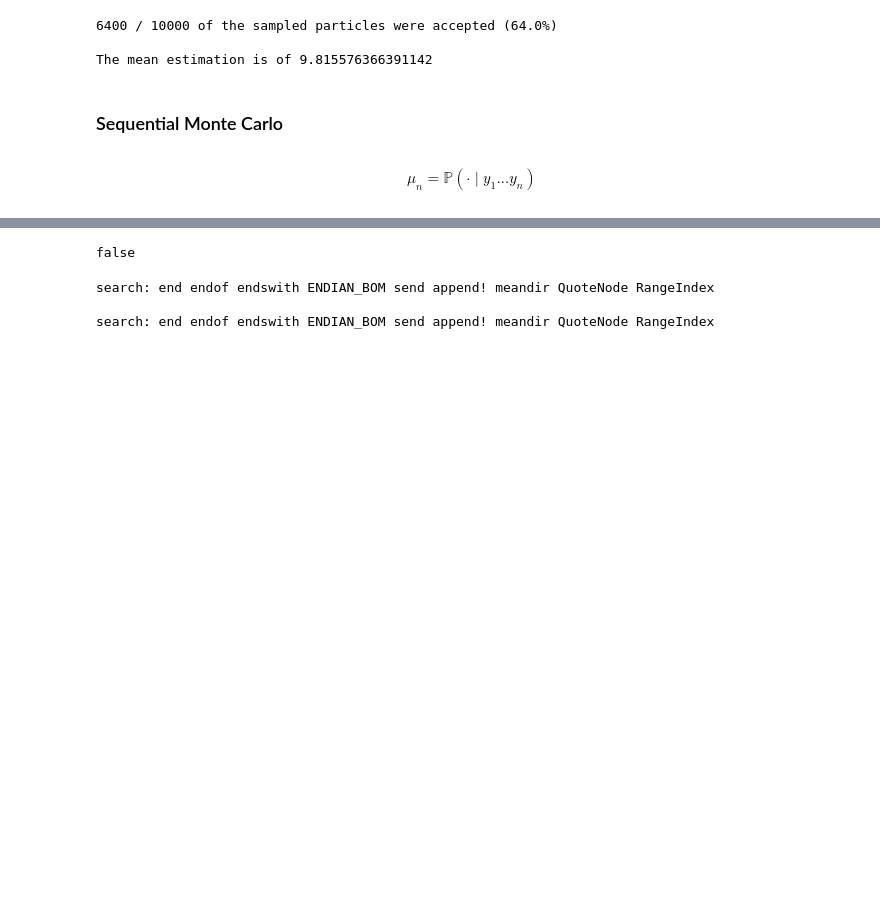
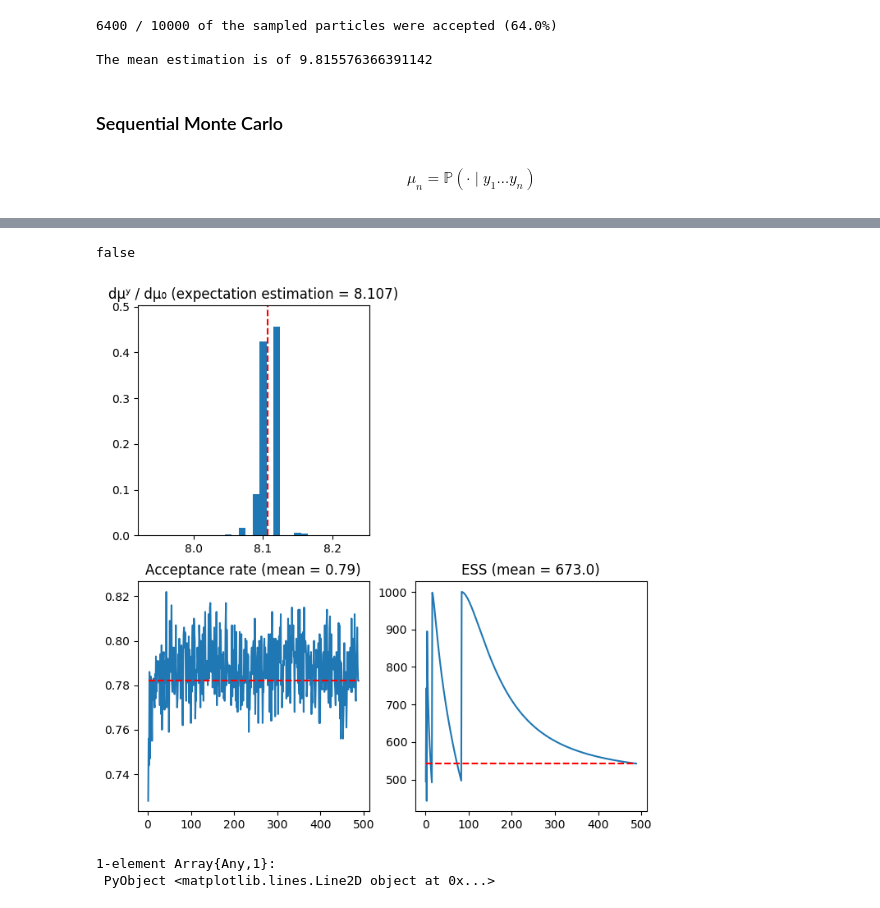
Before and after one commit to matthieubulte/smc, a Jupyter notebook: code/proposal-update.ipynb, the cells around one changed output, grey strips where cells are left out. Drawn from its saved outputs; the diff is of its cells as text; code cells hidden in the pictures; blank space fills up the shorter version.

```diff
--- a/code/proposal-update.ipynb
+++ b/code/proposal-update.ipynb
@@ -91,7 +91,7 @@ end
 @everywhere μ₀ = Uniform(5,15);
 
 # And finally define our unnormalized posterior as described above
-unnormalized_posterior = g ->
+@everywhere unnormalized_posterior = g ->
     let
         # Evaluate the forward operator by evaluating the numerical solution of the differential
         # equation at the measured times.
@@ -136,2 +138,22 @@ plotSMC(out, binwidth=0.25)
 1-element Array{Any,1}:
  PyObject <matplotlib.lines.Line2D object at 0x...>
+# %%
+
+progress = (n,W,X,A,ESS) -> let
+    x,i = findmin(X)
+    if x < 5
+        println(W[i], " ", X[i], " ", n)
+        error("meh1")
+    end
+
+
+    w,i = findmin(W)
+    if x <= 0
+        println(W[i], " ", X[i], " ", n)
+        error("meh2")
+    end
+end
+
+@everywhere srand(42)
+out = SequentialMonteCarlo(rand(μ₀,1000,1), mesh_size, dμₙdμ₀, μ=1.5, progress=progress) #, n_mcmc_updates=2)
+plotSMC(out, binwidth=0.25)
@@ -142,17 +169,23 @@ pygui(true)
 progress = (n,W,X,A,ESS) -> let
     if n % 10 == 0
         out = (W,X,A[1:n],ESS[1:n])
-        plotSMC(out, binwidth=0.1)
+
+        plotSMC(out, binwidth=(maximum(X) - minimum(X)) / 50)
     end
 end
 
+
+
 @everywhere srand(42)
-out = SequentialMonteCarlo(rand(μ₀,1000,1), mesh_size, dμₙdμ₀, μ=1.5, progress=progress) #, n_mcmc_updates=2)
+out = SequentialMonteCarlo(rand(μ₀,1000,1), mesh_size, (n,g)->unnormalized_posterior(g), μ=3.5, progress=progress)
 
 ioff()
 pygui(false)
 # %% [output]
 false
-search: end endof endswith ENDIAN_BOM send append! meandir QuoteNode RangeIndex
-
-search: end endof endswith ENDIAN_BOM send append! meandir QuoteNode RangeIndex
+# %%
+plotSMC(out, binwidth=0.01)
+# %% [output]
+[figure, added]
+1-element Array{Any,1}:
+ PyObject <matplotlib.lines.Line2D object at 0x...>
```
Also changed, not shown: parts of 3 cells of this notebook, 2 other files.
